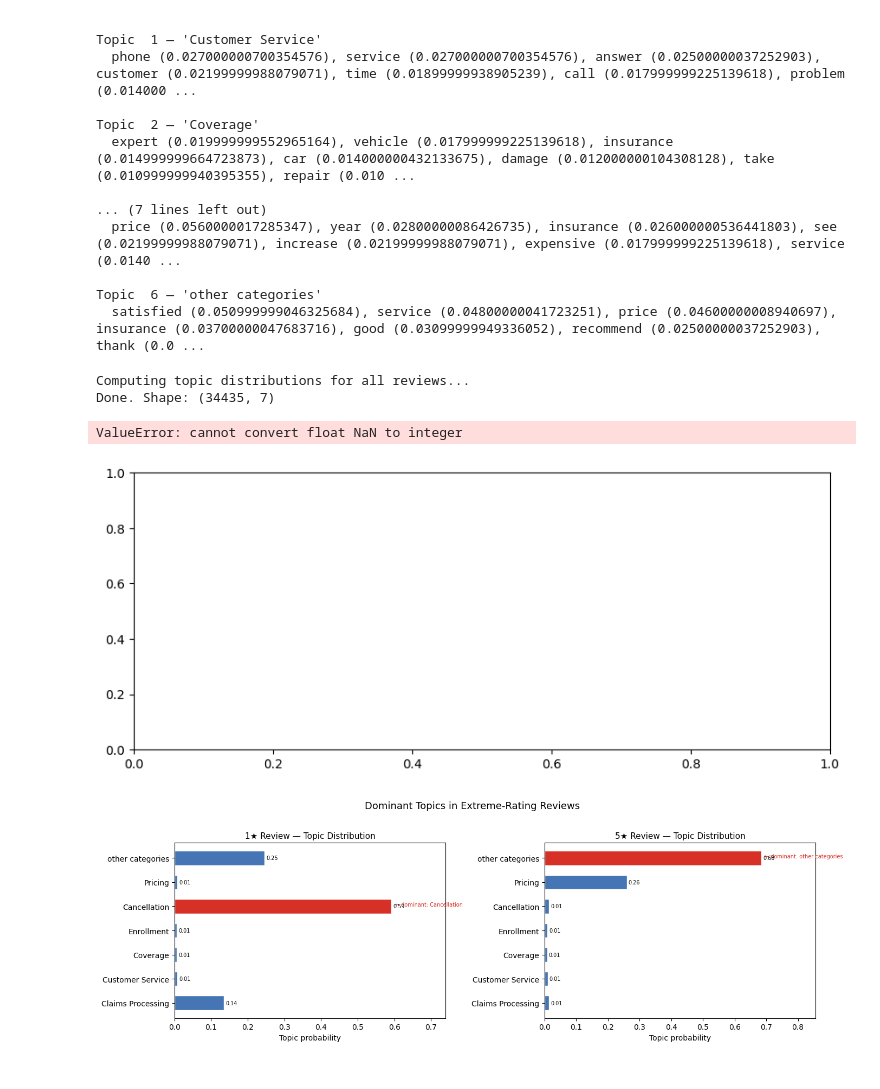
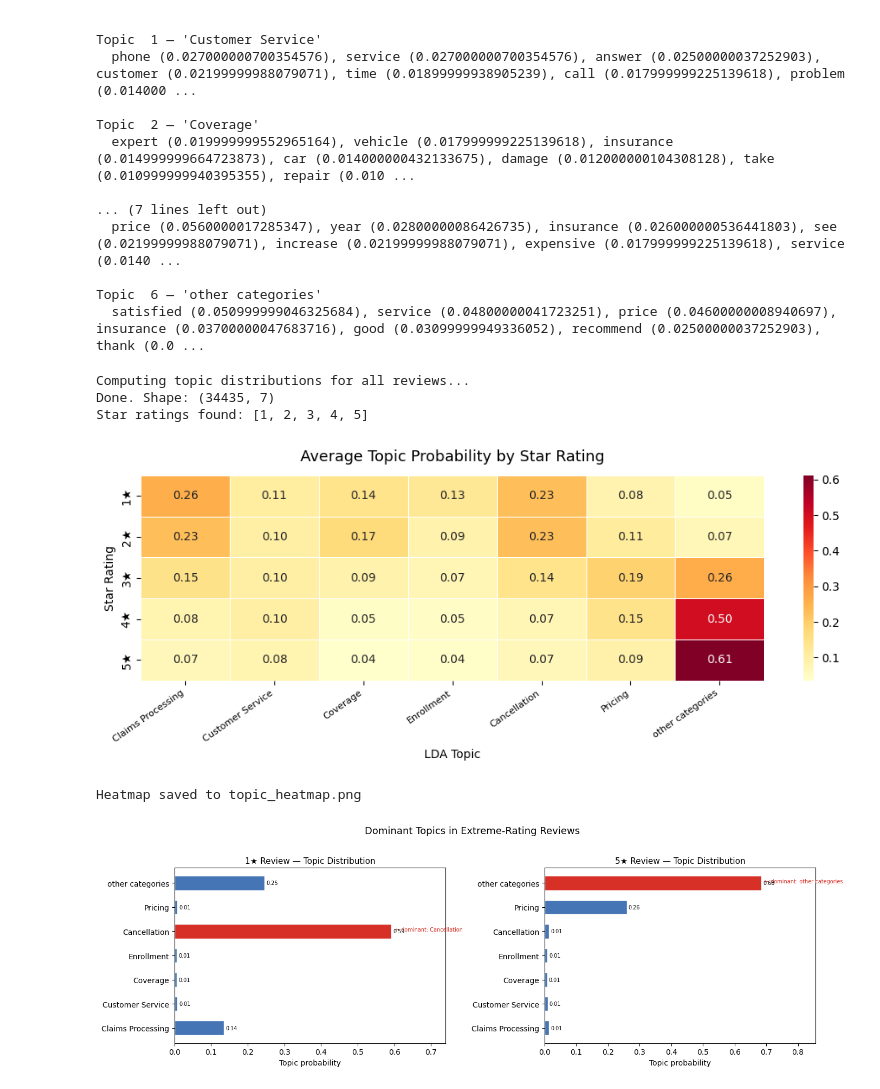
Before and after one commit to Leandredt/NLP-rating-reviews, a Jupyter notebook: project2.ipynb, the cells around one changed output. Saved outputs shown, nothing was run; the diff lists cells and outputs as text; code cells hidden in the pictures.

Commit message:
Fix heatmap NaN conversion in topic distribution cell

```diff
--- a/project2.ipynb
+++ b/project2.ipynb
@@ -1612,16 +1616,15 @@ Topic  6 — 'other categories'
 import numpy as np
 import matplotlib.pyplot as plt
 import seaborn as sns
+import pandas as pd
 from gensim.utils import simple_preprocess
 
 def get_topic_vector(text, model, dictionary, num_topics):
-    """Return a dense topic probability vector for a single text string."""
     tokens = simple_preprocess(str(text), deacc=True)
     bow = dictionary.doc2bow(tokens)
     topic_dist = dict(model.get_document_topics(bow, minimum_probability=0.0))
     return np.array([topic_dist.get(t, 0.0) for t in range(num_topics)])
 
-# Compute topic vectors for every review (this may take ~30 s on large data)
 print("Computing topic distributions for all reviews...")
 topic_matrix = np.vstack([
     get_topic_vector(text, lda_loaded, lda_dict, best_k)
@@ -1629,43 +1632,44 @@ topic_matrix = np.vstack([
 ])
 print(f"Done. Shape: {topic_matrix.shape}")
 
-# Average topic probabilities per star rating
-stars = sorted(df['note'].unique())
+# Robustly extract valid integer star ratings (exclude NaN and non-numeric)
+note_series = pd.to_numeric(df['note'], errors='coerce')
+stars = sorted([int(s) for s in note_series.dropna().unique()])
+print(f"Star ratings found: {stars}")
+
 avg_by_star = np.zeros((len(stars), best_k))
-
 for i, star in enumerate(stars):
-    mask = df['note'].values == star
+    mask = note_series.values == star
     avg_by_star[i] = topic_matrix[mask].mean(axis=0)
 
-# Column labels: use topic_labels if available
 col_labels = [topic_labels.get(t, f"T{t}") for t in range(best_k)]
-# Shorten labels to fit heatmap
 col_labels_short = [l[:20] for l in col_labels]
 
 fig, ax = plt.subplots(figsize=(max(10, best_k * 1.4), 4))
 sns.heatmap(
     avg_by_star,
     annot=True,
     fmt=".2f",
     xticklabels=col_labels_short,
-    yticklabels=[f"{int(s)}★" for s in stars],
+    yticklabels=[f"{s}★" for s in stars],
     cmap="YlOrRd",
     linewidths=0.4,
     ax=ax
 )
 ax.set_title("Average Topic Probability by Star Rating", fontsize=13, pad=12)
 ax.set_xlabel("LDA Topic")
 ax.set_ylabel("Star Rating")
 plt.xticks(rotation=35, ha='right', fontsize=8)
 plt.tight_layout()
 plt.savefig("topic_heatmap.png", dpi=150, bbox_inches='tight')
 plt.show()
 print("Heatmap saved to topic_heatmap.png")
 # %% [output]
 Computing topic distributions for all reviews...
 Done. Shape: (34435, 7)
+Star ratings found: [1, 2, 3, 4, 5]
+[figure, new version]
-ValueError: cannot convert float NaN to integer
+Heatmap saved to topic_heatmap.png
-[figure, old version]
 # %%
 # ── Cell 6ter-C: Concrete examples — 1★ vs 5★ with topic bar charts ──────────
 # Pick one real review for each extreme rating
```
Also changed, not shown: parts of 18 cells of this notebook.
